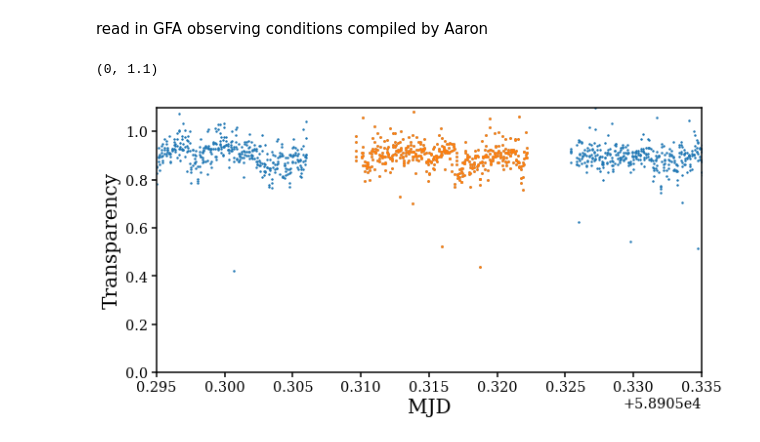
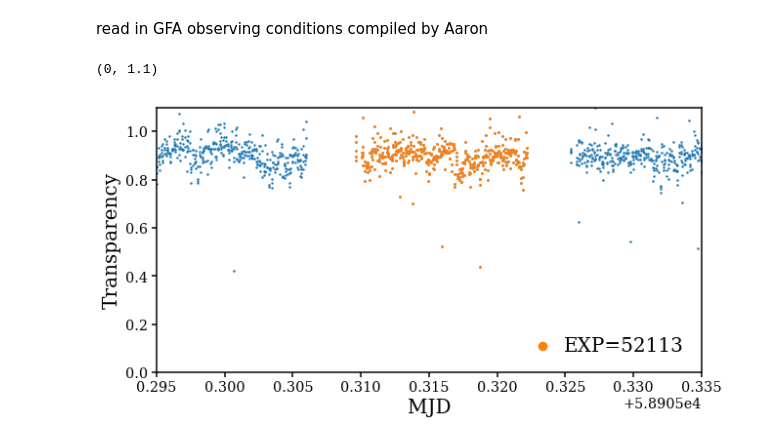
Before and after one commit to desi-bgs/feasiBGS, a Jupyter notebook: notebook/cmx/exp_transp.ipynb, the cells around one changed output. Cells and saved outputs as stored; diff of their text form; code cells hidden in the pictures.

Commit message:
added legend to notebook

```diff
--- a/notebook/cmx/exp_transp.ipynb
+++ b/notebook/cmx/exp_transp.ipynb
@@ -36,15 +36,16 @@ isexp = (gfa['EXPID'] == 52113)
 # %%
 fig = plt.figure(figsize=(10,5))
 sub = fig.add_subplot(111)
 
 sub.scatter(gfa['MJD'][(gfa['MJD'] > 58900) & (gfa['MJD'] < 58910)], gfa['TRANSPARENCY'][(gfa['MJD'] > 58900) & (gfa['MJD'] < 58910)], s=2)
-sub.scatter(gfa['MJD'][isexp], gfa['TRANSPARENCY'][isexp], s=3)
+sub.scatter(gfa['MJD'][isexp], gfa['TRANSPARENCY'][isexp], s=3, label='EXP=52113')
 
+sub.legend(loc='lower right', fontsize=20, markerscale=5, handletextpad=0.1)
 sub.set_xlabel('MJD', fontsize=20)
 sub.set_xlim(58905.295, 58905.335)
 
 sub.set_ylabel('Transparency', fontsize=20)
 sub.set_ylim(0, 1.1)
 # %% [output]
 (0, 1.1)
-[figure, old version]
+[figure, new version]
```
